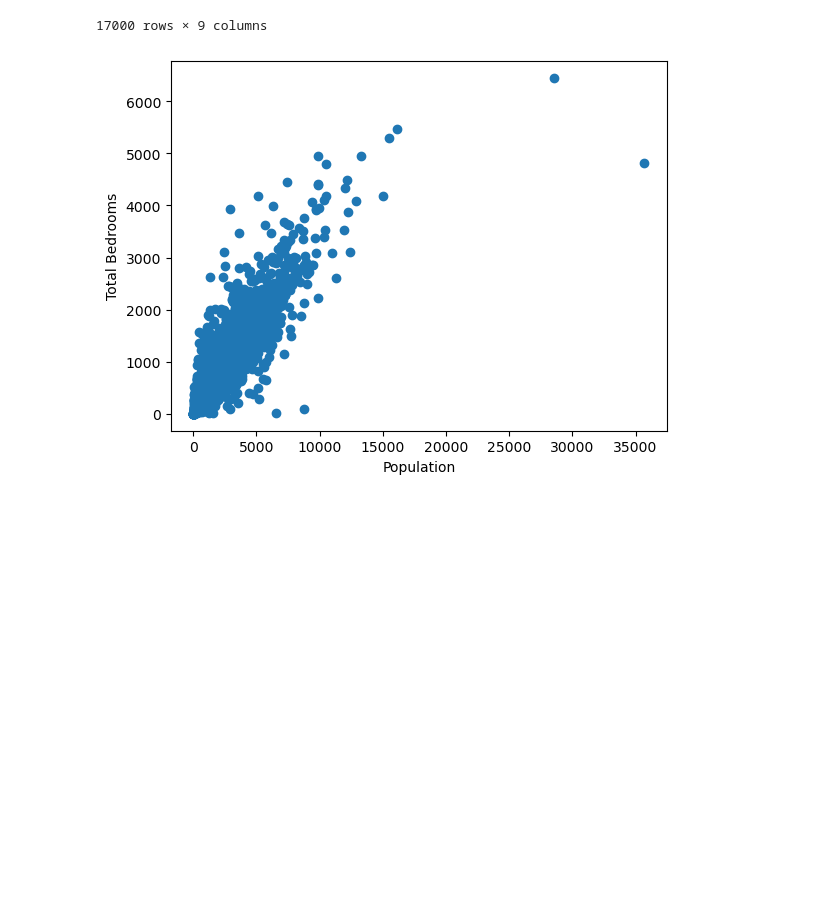
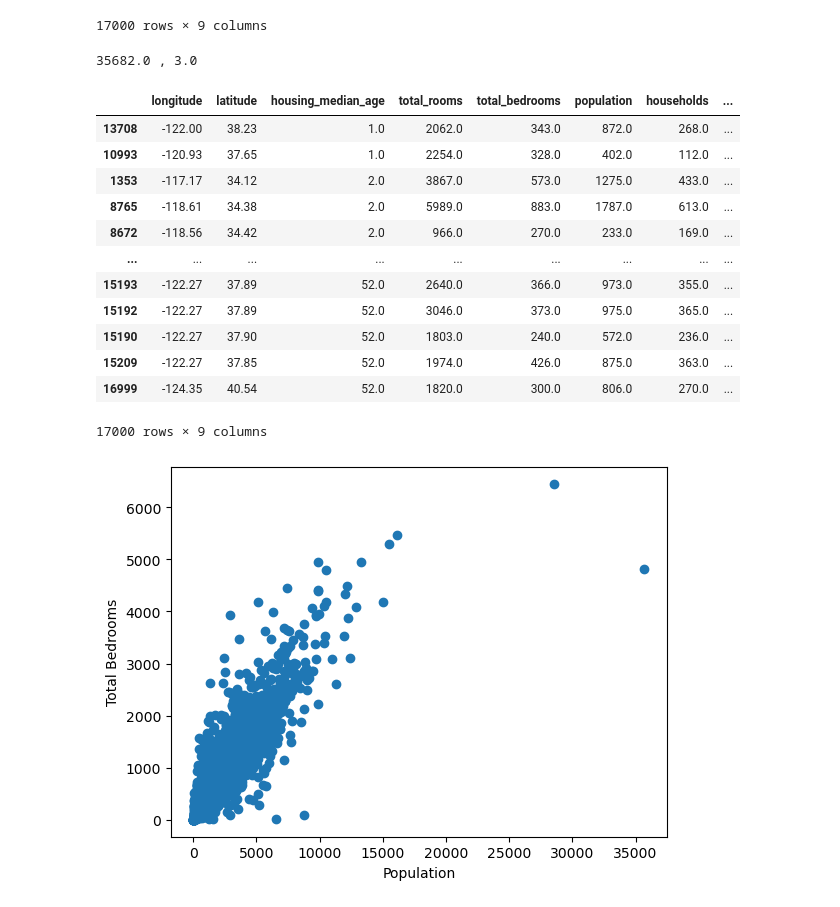
Before and after one commit to alijrizvi/Python4, a Jupyter notebook: Simple Linear Regression.ipynb, the cells around one changed output. Drawn from its saved outputs; the diff is of its cells as text; code cells hidden in the pictures; blank space fills up the shorter version.

```diff
--- a/Simple Linear Regression.ipynb
+++ b/Simple Linear Regression.ipynb
@@ -21,6 +19,27 @@ df
 | 16998 | -124.30 | 41.80 | 19.0 | 2672.0 | 552.0 | 1298.0 | 478.0 | ... |
 | 16999 | -124.35 | 40.54 | 52.0 | 1820.0 | 300.0 | 806.0 | 270.0 | ... |
 17000 rows × 9 columns
+# %%
+print(df['population'].max(), ",", df['population'].min())
+# %% [output]
+35682.0 , 3.0
+# %%
+pd.set_option('display.max_rows', 20)
+df.sort_values(by = 'housing_median_age')
+# %% [output]
+|  | longitude | latitude | housing_median_age | total_rooms | total_bedrooms | population | households | ... |
+| 13708 | -122.00 | 38.23 | 1.0 | 2062.0 | 343.0 | 872.0 | 268.0 | ... |
+| 10993 | -120.93 | 37.65 | 1.0 | 2254.0 | 328.0 | 402.0 | 112.0 | ... |
+| 1353 | -117.17 | 34.12 | 2.0 | 3867.0 | 573.0 | 1275.0 | 433.0 | ... |
+| 8765 | -118.61 | 34.38 | 2.0 | 5989.0 | 883.0 | 1787.0 | 613.0 | ... |
+| 8672 | -118.56 | 34.42 | 2.0 | 966.0 | 270.0 | 233.0 | 169.0 | ... |
+| ... | ... | ... | ... | ... | ... | ... | ... | ... |
+| 15193 | -122.27 | 37.89 | 52.0 | 2640.0 | 366.0 | 973.0 | 355.0 | ... |
+| 15192 | -122.27 | 37.89 | 52.0 | 3046.0 | 373.0 | 975.0 | 365.0 | ... |
+| 15190 | -122.27 | 37.90 | 52.0 | 1803.0 | 240.0 | 572.0 | 236.0 | ... |
+| 15209 | -122.27 | 37.85 | 52.0 | 1974.0 | 426.0 | 875.0 | 363.0 | ... |
+| 16999 | -124.35 | 40.54 | 52.0 | 1820.0 | 300.0 | 806.0 | 270.0 | ... |
+17000 rows × 9 columns
 # %%
 # Let's Look at Total Bedrooms in Relation to Population
 import matplotlib.pyplot as plt
```
Also changed, not shown: parts of 8 cells of this notebook.
